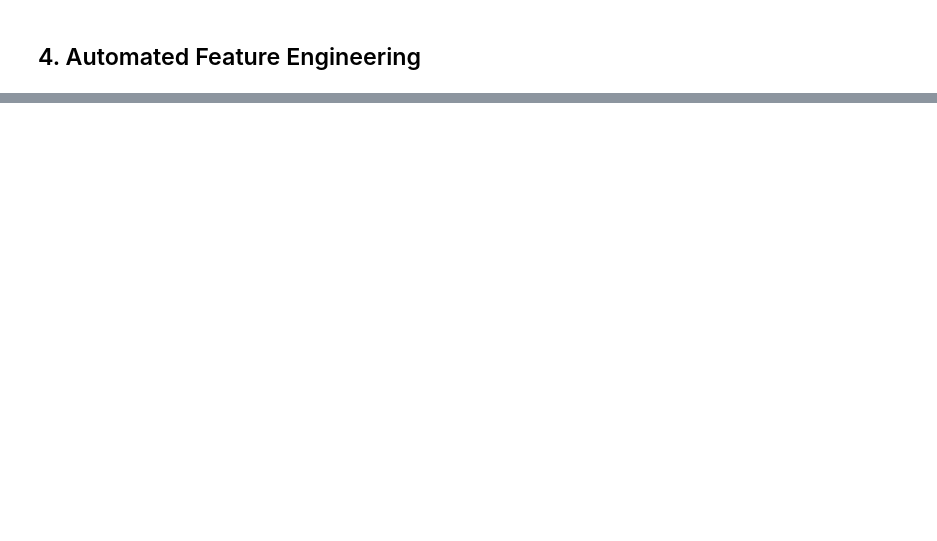
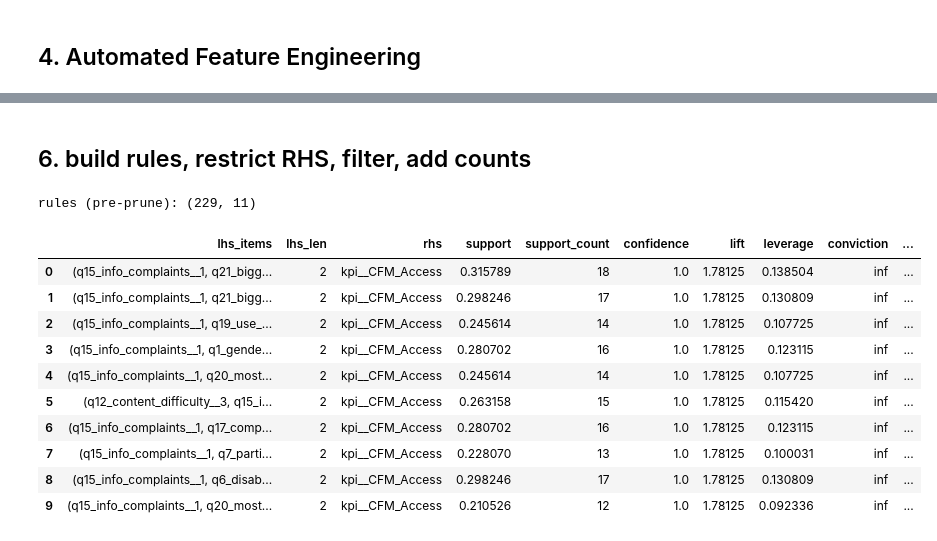
Before and after one commit to rami-othman/automated-analyzing-arabic-MCQ-survey, a Jupyter notebook: arabic_mcq_questionaries_analysis_cleaned.ipynb, the cells around one changed output, grey strips where cells are left out. Drawn from its saved outputs; the diff is of its cells as text; code cells hidden in the pictures; blank space fills up the shorter version.

```diff
--- a/arabic_mcq_questionaries_analysis_cleaned.ipynb
+++ b/arabic_mcq_questionaries_analysis_cleaned.ipynb
@@ -257,0 +2217,15 @@ This may be caused by a using a value of max_depth that is too small, not settin
+# %%
+# FP-Growth (use_colnames=True keeps the actual column names in 'itemsets')
+itemsets = fpgrowth(X, min_support=MIN_SUP, use_colnames=True, max_len=MAX_RULE_LEN)
+
+# support count & length
+itemsets["support_count"] = (itemsets["support"] * n_tx).round().astype(int)
+itemsets["length"] = itemsets["itemsets"].apply(len)
+
+# k-anonymity + length guard
+itemsets = itemsets.loc[
+    (itemsets["support_count"] >= K_ANON) & (itemsets["length"] >= 1) & (itemsets["length"] <= MAX_RULE_LEN)
+].reset_index(drop=True)
+
+print("frequent itemsets:", itemsets.shape)
+itemsets.head()
@@ -257,0 +2240,57 @@ This may be caused by a using a value of max_depth that is too small, not settin
+# %% [markdown]
+## 6. build rules, restrict RHS, filter, add counts
+# %%
+# Generate rules from itemsets (min confidence applied here)
+rules = association_rules(itemsets, metric="confidence", min_threshold=MIN_CONF)
+
+# Keep only rules with RHS size 1 and RHS ∈ targets we actually have
+rules = rules.loc[rules["consequents"].apply(lambda s: len(s) == 1)].copy()
+rules["rhs"] = rules["consequents"].apply(lambda s: next(iter(s)))
+rules = rules.loc[rules["rhs"].isin(items_RHS)].copy()
+
+# Ensure LHS contains no target items
+rules["lhs_set"] = rules["antecedents"].apply(lambda s: frozenset(i for i in s if i not in items_RHS))
+
+# Drop rules whose LHS became empty (e.g., target -> target)
+rules = rules.loc[rules["lhs_set"].apply(len) > 0].copy()
+
+# Confidence / lift filters + LHS length guard
+rules["lhs_len"] = rules["lhs_set"].apply(len)
+rules = rules.loc[
+    (rules["confidence"] >= MIN_CONF) &
+    (rules["lift"] >= MIN_LIFT) &
+    (rules["lhs_len"] <= MAX_ANTECEDENT)
+].copy()
+
+# Support count (overall) and k-anon guard
+rules["support_count"] = (rules["support"] * n_tx).round().astype(int)
+rules = rules.loc[rules["support_count"] >= K_ANON].copy()
+
+# Pretty labels
+def join_labels(items):
+    return " & ".join([label_map.get(i, i) for i in items])
+
+rules["lhs_items"] = rules["lhs_set"].apply(lambda s: tuple(sorted(s)))
+rules["lhs_label"] = rules["lhs_items"].apply(join_labels)
+rules["rhs_label"] = rules["rhs"].apply(lambda c: label_map.get(c, c))
+
+# Keep tidy columns
+rules = rules[[
+    "lhs_items","lhs_len","rhs","support","support_count","confidence","lift","leverage","conviction","lhs_label","rhs_label"
+]].sort_values(["rhs","lift","confidence"], ascending=[True, False, False]).reset_index(drop=True)
+
+print("rules (pre-prune):", rules.shape)
+rules.head(10)
+# %% [output]
+rules (pre-prune): (229, 11)
+|  | lhs_items | lhs_len | rhs | support | support_count | confidence | lift | leverage | conviction | ... |
+| 0 | (q15_info_complaints__1, q21_bigg... | 2 | kpi__CFM_Access | 0.315789 | 18 | 1.0 | 1.78125 | 0.138504 | inf | ... |
+| 1 | (q15_info_complaints__1, q21_bigg... | 2 | kpi__CFM_Access | 0.298246 | 17 | 1.0 | 1.78125 | 0.130809 | inf | ... |
+| 2 | (q15_info_complaints__1, q19_use_... | 2 | kpi__CFM_Access | 0.245614 | 14 | 1.0 | 1.78125 | 0.107725 | inf | ... |
+| 3 | (q15_info_complaints__1, q1_gende... | 2 | kpi__CFM_Access | 0.280702 | 16 | 1.0 | 1.78125 | 0.123115 | inf | ... |
+| 4 | (q15_info_complaints__1, q20_most... | 2 | kpi__CFM_Access | 0.245614 | 14 | 1.0 | 1.78125 | 0.107725 | inf | ... |
+| 5 | (q12_content_difficulty__3, q15_i... | 2 | kpi__CFM_Access | 0.263158 | 15 | 1.0 | 1.78125 | 0.115420 | inf | ... |
+| 6 | (q15_info_complaints__1, q17_comp... | 2 | kpi__CFM_Access | 0.280702 | 16 | 1.0 | 1.78125 | 0.123115 | inf | ... |
+| 7 | (q15_info_complaints__1, q7_parti... | 2 | kpi__CFM_Access | 0.228070 | 13 | 1.0 | 1.78125 | 0.100031 | inf | ... |
+| 8 | (q15_info_complaints__1, q6_disab... | 2 | kpi__CFM_Access | 0.298246 | 17 | 1.0 | 1.78125 | 0.130809 | inf | ... |
+| 9 | (q15_info_complaints__1, q20_most... | 2 | kpi__CFM_Access | 0.210526 | 12 | 1.0 | 1.78125 | 0.092336 | inf | ... |
```
Also changed, not shown: parts of 154 cells of this notebook, 45 other files.
